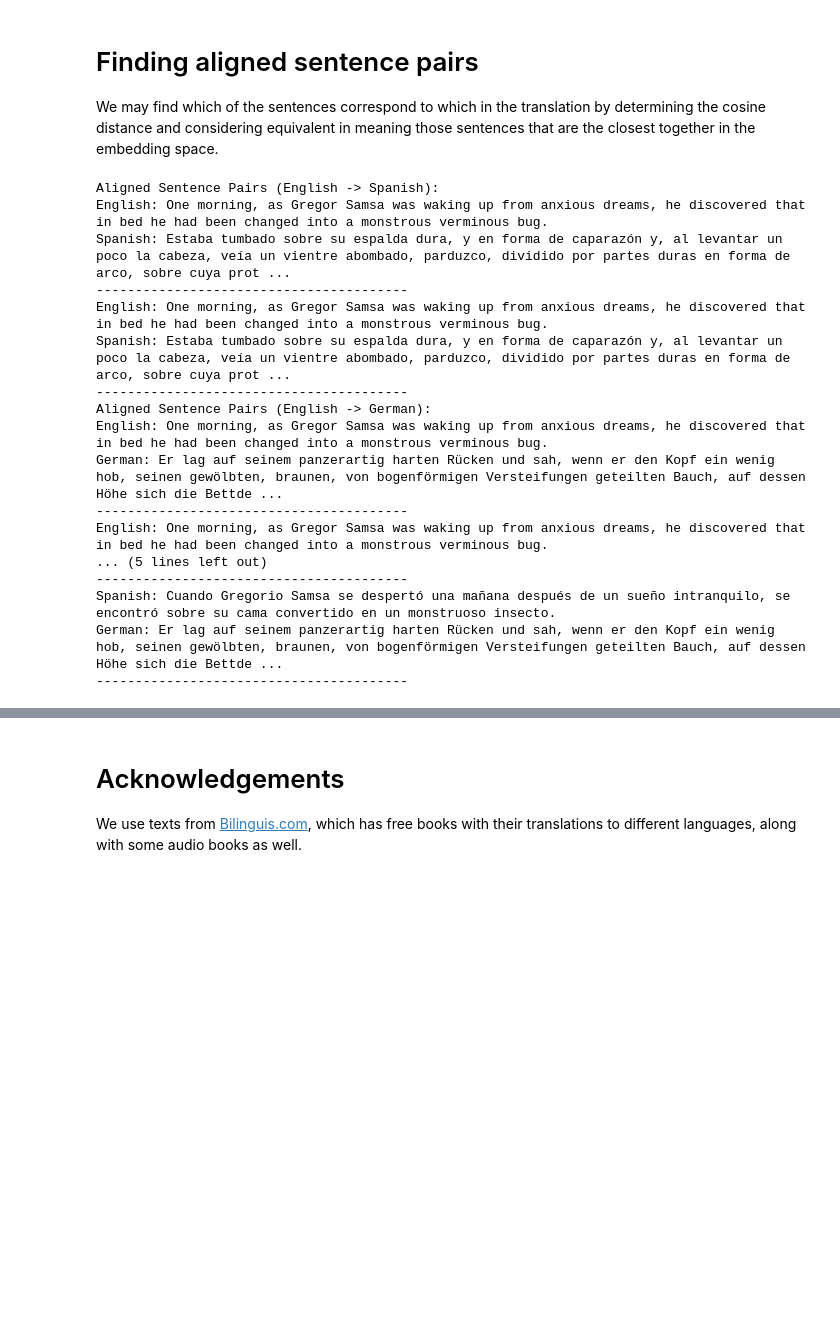
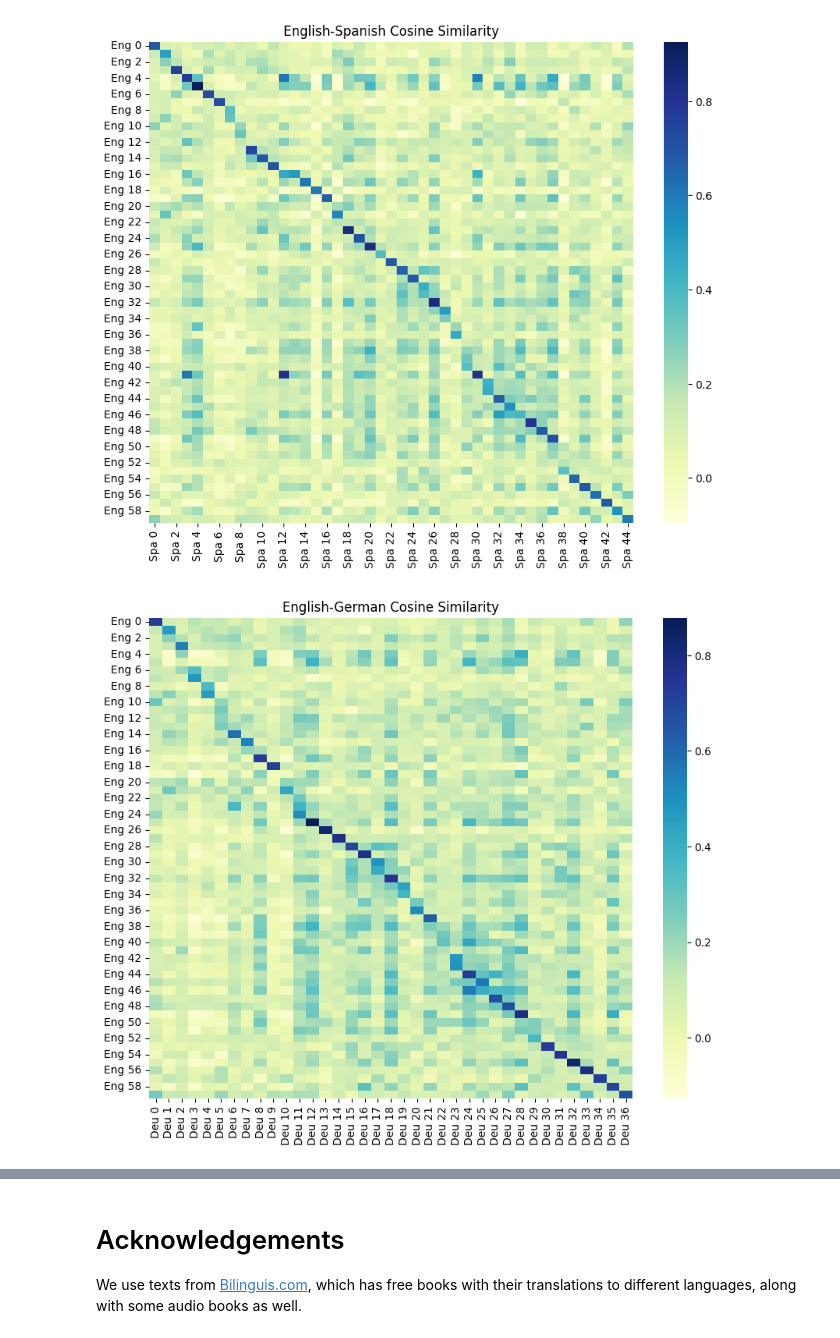
Before and after one commit to facebookresearch/SONAR, a Jupyter notebook: examples/bilingual_document.ipynb, the cells around one changed output, grey strips where cells are left out. Cells and saved outputs as stored; diff of their text form; code cells hidden in the pictures; blank space fills up the shorter version.

```diff
--- a/examples/bilingual_document.ipynb
+++ b/examples/bilingual_document.ipynb
@@ -41,2 +27,21 @@ deu_sentences = ['Als Gregor Samsa eines Morgens aus unruhigen Träumen erwachte
+# %%
+eng_splitter = SentenceSplitter(language='en')
+spa_splitter = SentenceSplitter(language='es')
+deu_splitter = SentenceSplitter(language='de')
+
+eng_text = ''
+spa_text = ''
+deu_text = ''
+
+with open('./data/metamor_eng.txt', 'r') as file:
+    eng_text = file.read()
+with open('./data/metamor_spa.txt', 'r') as file:
+    spa_text = file.read()
+with open('./data/metamor_deu.txt', 'r') as file:
+    deu_text = file.read()
+
+eng_sentences = eng_splitter.split(text=eng_text)
+spa_sentences = spa_splitter.split(text=spa_text)
+deu_sentences = deu_splitter.split(text=deu_text)
 # %%
 text_encoder_model = load_sonar_text_encoder_model("text_sonar_basic_encoder", device=device).eval()
@@ -87,39 +66,22 @@ print(spa_deu_cos_sim)
-# %% [markdown]
-# Finding aligned sentence pairs
-
-We may find which of the sentences correspond to which in the translation by determining the cosine distance and considering equivalent in meaning those sentences that are the closest together in the embedding space.
-# %%
-from fastdtw import fastdtw
-
-eng_spa_distance, eng_spa_alignment = fastdtw(eng_embeddings, spa_embeddings, dist=cosine)
-eng_deu_distance, eng_deu_alignment = fastdtw(eng_embeddings, deu_embeddings, dist=cosine)
-spa_deu_distance, spa_deu_alignment = fastdtw(spa_embeddings, deu_embeddings, dist=cosine)
-
-def print_aligned_sentences(alignment, sent1_list, sent2_list, lang1_name, lang2_name):
-    print(f"Aligned Sentence Pairs ({lang1_name} -> {lang2_name}):")
-    for idx1, idx2 in zip(alignment[0], alignment[1]):
-        print(f"{lang1_name}: {sent1_list[idx1]}")
-        print(f"{lang2_name}: {sent2_list[idx2]}")
-        print("-" * 40)
-
-print_aligned_sentences(eng_spa_alignment, eng_sentences, spa_sentences, "English", "Spanish")
-print_aligned_sentences(eng_deu_alignment, eng_sentences, deu_sentences, "English", "German")
-print_aligned_sentences(spa_deu_alignment, spa_sentences, deu_sentences, "Spanish", "German")
-# %% [output]
-Aligned Sentence Pairs (English -> Spanish):
-English: One morning, as Gregor Samsa was waking up from anxious dreams, he discovered that in bed he had been changed into a monstrous verminous bug.
-Spanish: Estaba tumbado sobre su espalda dura, y en forma de caparazón y, al levantar un poco la cabeza, veía un vientre abombado, parduzco, dividido por partes duras en forma de arco, sobre cuya prot ...
-----------------------------------------
-English: One morning, as Gregor Samsa was waking up from anxious dreams, he discovered that in bed he had been changed into a monstrous verminous bug.
-Spanish: Estaba tumbado sobre su espalda dura, y en forma de caparazón y, al levantar un poco la cabeza, veía un vientre abombado, parduzco, dividido por partes duras en forma de arco, sobre cuya prot ...
-----------------------------------------
-Aligned Sentence Pairs (English -> German):
-English: One morning, as Gregor Samsa was waking up from anxious dreams, he discovered that in bed he had been changed into a monstrous verminous bug.
-German: Er lag auf seinem panzerartig harten Rücken und sah, wenn er den Kopf ein wenig hob, seinen gewölbten, braunen, von bogenförmigen Versteifungen geteilten Bauch, auf dessen Höhe sich die Bettde ...
-----------------------------------------
-English: One morning, as Gregor Samsa was waking up from anxious dreams, he discovered that in bed he had been changed into a monstrous verminous bug.
-... (5 lines left out)
-----------------------------------------
-Spanish: Cuando Gregorio Samsa se despertó una mañana después de un sueño intranquilo, se encontró sobre su cama convertido en un monstruoso insecto.
-German: Er lag auf seinem panzerartig harten Rücken und sah, wenn er den Kopf ein wenig hob, seinen gewölbten, braunen, von bogenförmigen Versteifungen geteilten Bauch, auf dessen Höhe sich die Bettde ...
-----------------------------------------
+# %%
+eng_spa_df = pd.DataFrame(eng_spa_cos_sim, index=[f"Eng {i}" for i in range(len(eng_sentences))],
+                          columns=[f"Spa {i}" for i in range(len(spa_sentences))])
+
+eng_deu_df = pd.DataFrame(eng_deu_cos_sim, index=[f"Eng {i}" for i in range(len(eng_sentences))],
+                          columns=[f"Deu {i}" for i in range(len(deu_sentences))])
+
+spa_deu_df = pd.DataFrame(spa_deu_cos_sim, index=[f"Spa {i}" for i in range(len(spa_sentences))],
+                          columns=[f"Deu {i}" for i in range(len(deu_sentences))])
+
+def plot_heatmap(similarity_df, title):
+    plt.figure(figsize=(10, 8))
+    sns.heatmap(similarity_df, annot=False, cmap="YlGnBu", cbar=True)
+    plt.title(title)
+    plt.show()
+
+plot_heatmap(eng_spa_df, "English-Spanish Cosine Similarity")
+plot_heatmap(eng_deu_df, "English-German Cosine Similarity")
+plot_heatmap(spa_deu_df, "Spanish-German Cosine Similarity")
+# %% [output]
+[figure, added]
+[figure, added]
```
Also changed, not shown: parts of 11 cells of this notebook, 7 other files.
